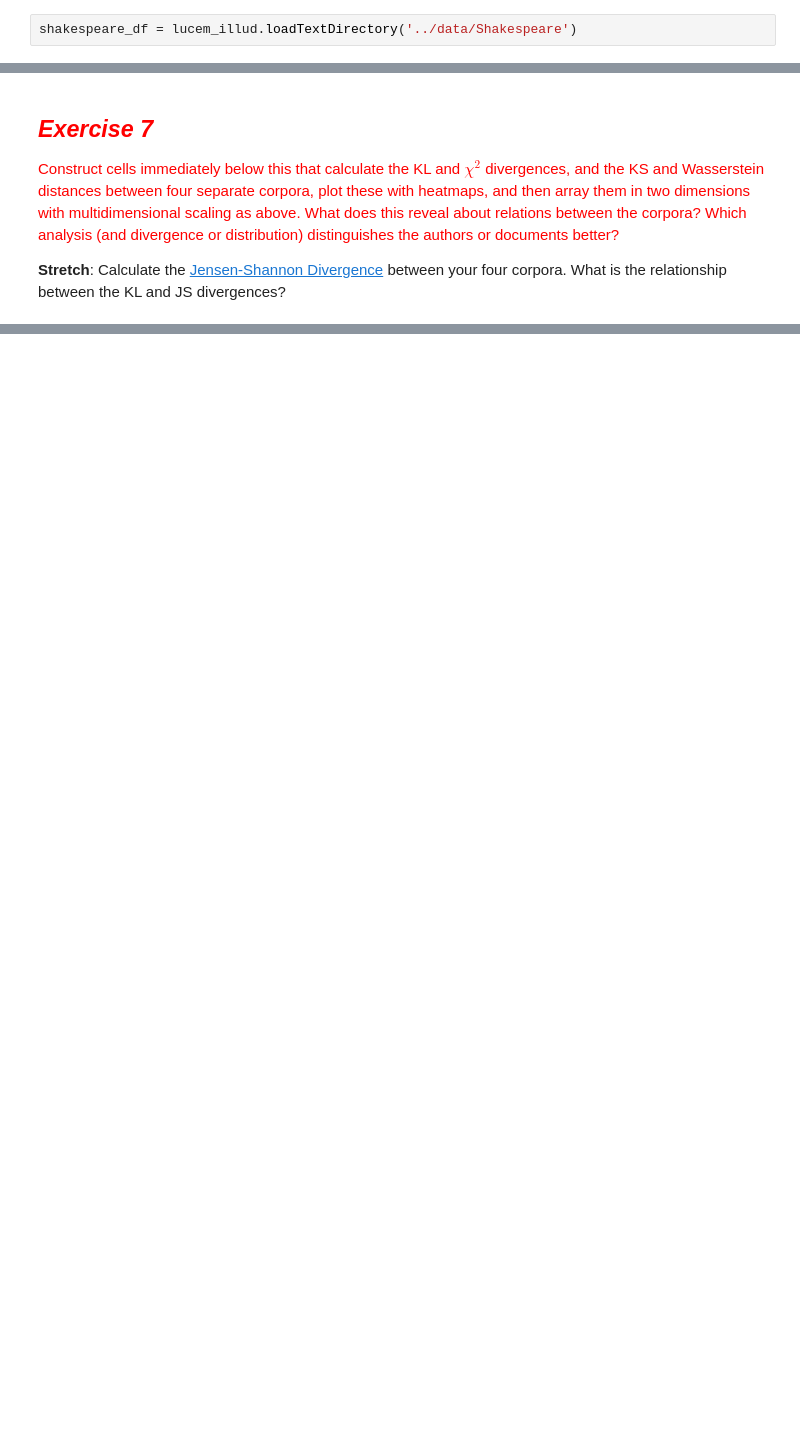
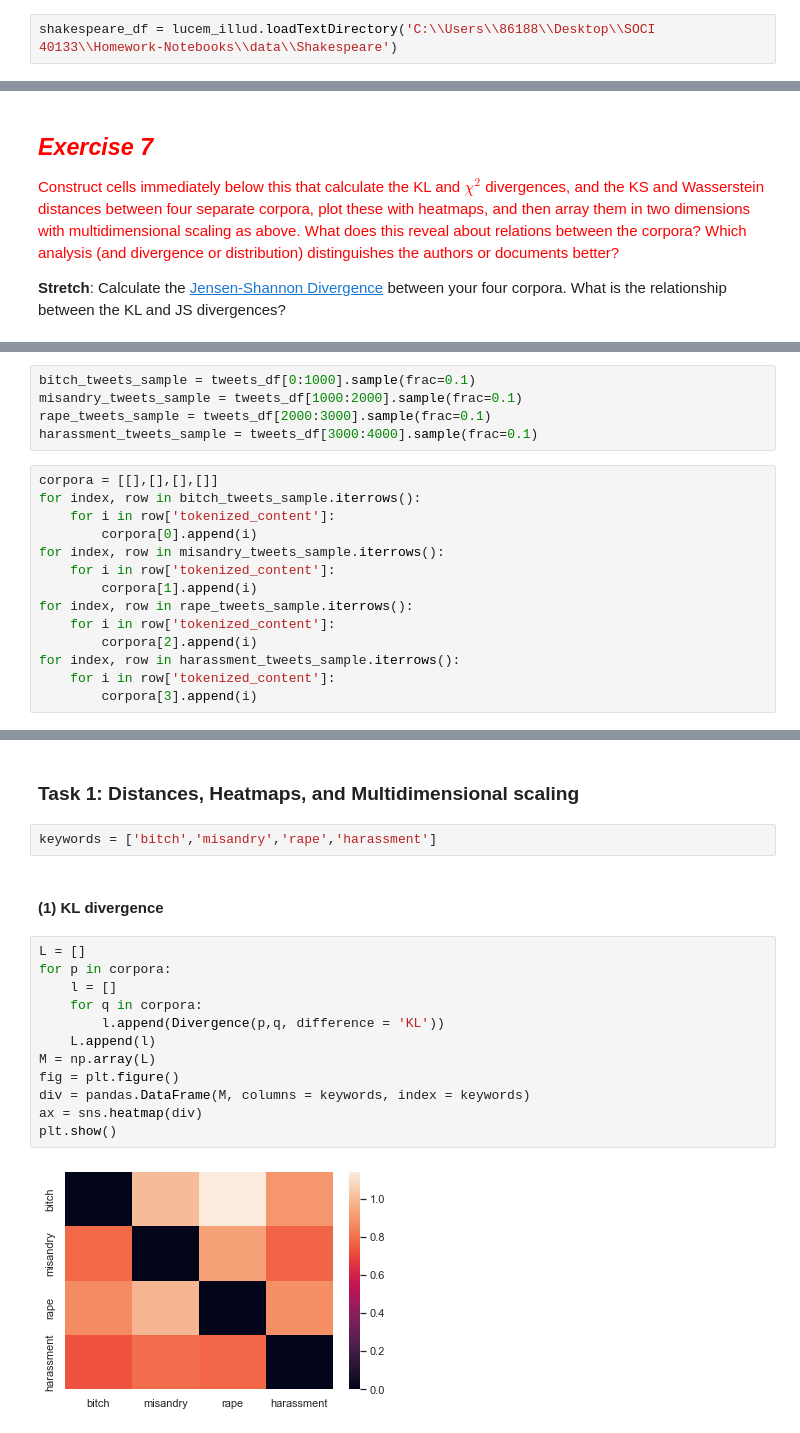
Before and after one commit to Qiuyu-Li/soci40133, a Jupyter notebook: 2-Computational-Linguistics.ipynb, the cells around one changed output, grey strips where cells are left out. Cells and saved outputs as stored; diff of their text form; blank space fills up the shorter version.

```diff
--- a/2-Computational-Linguistics.ipynb
+++ b/2-Computational-Linguistics.ipynb
@@ -2618,7 +2800,7 @@ def loadTextDirectory(targetDir, encoding = 'utf-8'):
         fileName.append(file.name)
     return pandas.DataFrame({'text' : text}, index = fileName)
 # %%
-shakespeare_df = lucem_illud.loadTextDirectory('../data/Shakespeare')
+shakespeare_df = lucem_illud.loadTextDirectory('C:\\Users\\86188\\Desktop\\SOCI 40133\\Homework-Notebooks\\data\\Shakespeare')
 # %% [markdown]
 Now we stem and remove stopwords
 # %%
@@ -2652,0 +2841,19 @@ What are "The Passionate Pilgrim" and "The Phoenix and the Turtle"? Little known
+# %%
+bitch_tweets_sample = tweets_df[0:1000].sample(frac=0.1)
+misandry_tweets_sample = tweets_df[1000:2000].sample(frac=0.1)
+rape_tweets_sample = tweets_df[2000:3000].sample(frac=0.1)
+harassment_tweets_sample = tweets_df[3000:4000].sample(frac=0.1)
+# %%
+corpora = [[],[],[],[]]
+for index, row in bitch_tweets_sample.iterrows():
+    for i in row['tokenized_content']:
+        corpora[0].append(i)
+for index, row in misandry_tweets_sample.iterrows():
+    for i in row['tokenized_content']:
+        corpora[1].append(i)
+for index, row in rape_tweets_sample.iterrows():
+    for i in row['tokenized_content']:
+        corpora[2].append(i)
+for index, row in harassment_tweets_sample.iterrows():
+    for i in row['tokenized_content']:
+        corpora[3].append(i)
@@ -2652,0 +2875,20 @@ What are "The Passionate Pilgrim" and "The Phoenix and the Turtle"? Little known
+# %% [markdown]
+### Task 1: Distances, Heatmaps, and Multidimensional scaling
+# %%
+keywords = ['bitch','misandry','rape','harassment']
+# %% [markdown]
+#### (1) KL divergence
+# %%
+L = []
+for p in corpora:
+    l = []
+    for q in corpora:
+        l.append(Divergence(p,q, difference = 'KL'))
+    L.append(l)
+M = np.array(L)
+fig = plt.figure()
+div = pandas.DataFrame(M, columns = keywords, index = keywords)
+ax = sns.heatmap(div)
+plt.show()
+# %% [output]
+[figure, added]
```
Also changed, not shown: parts of 64 cells of this notebook, 2 other files.
